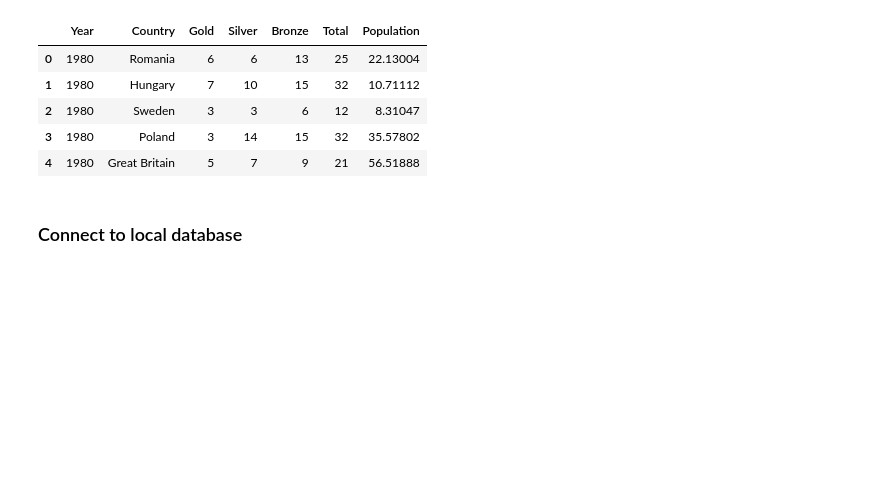
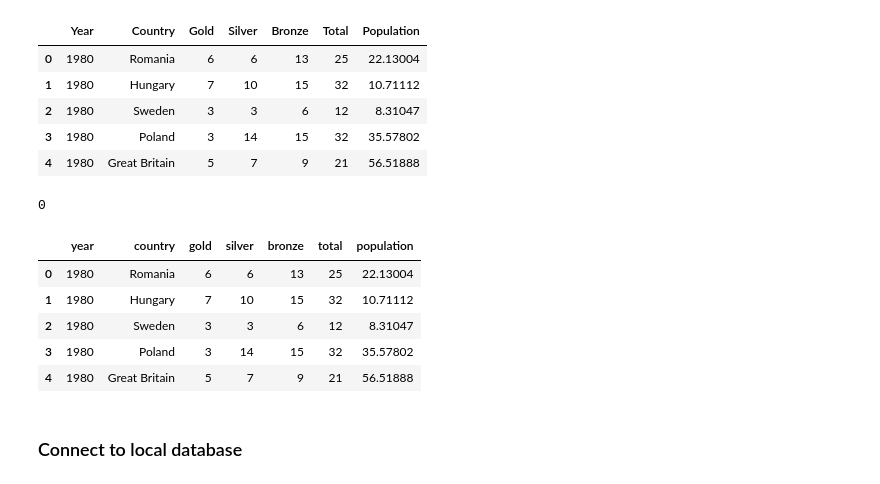
Before and after one commit to VTNoble/Population-vs-OlympicMedals, a Jupyter notebook: data_etl.ipynb, the cells around one changed output. Cells and saved outputs as stored; diff of their text form; code cells hidden in the pictures; blank space fills up the shorter version.

```diff
--- a/data_etl.ipynb
+++ b/data_etl.ipynb
@@ -301,6 +295,12 @@ new_medals_df = new_medals_df[new_medals_df['Country'] != 'Unified Team']
 # remove Independent Olympic Participants
 new_medals_df = new_medals_df[new_medals_df['Country'] != 'Independent Olympic Participants']
 
+# drop Yugoslavia data after 1991 from combined dataframe. Further research showed athletes were allowed to compete
+# under their flag, but there was no documented population as Yugoslavia was 'absorbed' by Serbia & Montenegro
+
+# remove Yugoslavia after 1991.
+new_medals_df = new_medals_df.drop(new_medals_df[(new_medals_df['Country'] == 'Yugoslavia') & (new_medals_df['Year'] > 1991)].index)
+#df_new = df.drop(df[(df['col_1'] == 1.0) & (df['col_2'] == 0.0)].index)
 # preview
 new_medals_df.head()
 # %% [output]
@@ -374,6 +374,25 @@ combined_df.head()
 | 2 | 1980 | Sweden | 3 | 3 | 6 | 12 | 8.31047 |
 | 3 | 1980 | Poland | 3 | 14 | 15 | 32 | 35.57802 |
 | 4 | 1980 | Great Britain | 5 | 7 | 9 | 21 | 56.51888 |
+# %%
+# check for null values
+combined_df.isnull().values.sum()
+# %% [output]
+0
+# %%
+# rename all columns to be all lowercase
+# rename 'Country_Name' column to 'Country'
+combined_df = combined_df.rename(columns=str.lower)
+
+# preview
+combined_df.head()
+# %% [output]
+|  | year | country | gold | silver | bronze | total | population |
+| 0 | 1980 | Romania | 6 | 6 | 13 | 25 | 22.13004 |
+| 1 | 1980 | Hungary | 7 | 10 | 15 | 32 | 10.71112 |
+| 2 | 1980 | Sweden | 3 | 3 | 6 | 12 | 8.31047 |
+| 3 | 1980 | Poland | 3 | 14 | 15 | 32 | 35.57802 |
+| 4 | 1980 | Great Britain | 5 | 7 | 9 | 21 | 56.51888 |
 # %% [markdown]
 ### Connect to local database
 # %%
```
Also changed, not shown: parts of 5 cells of this notebook, 2 other files.
